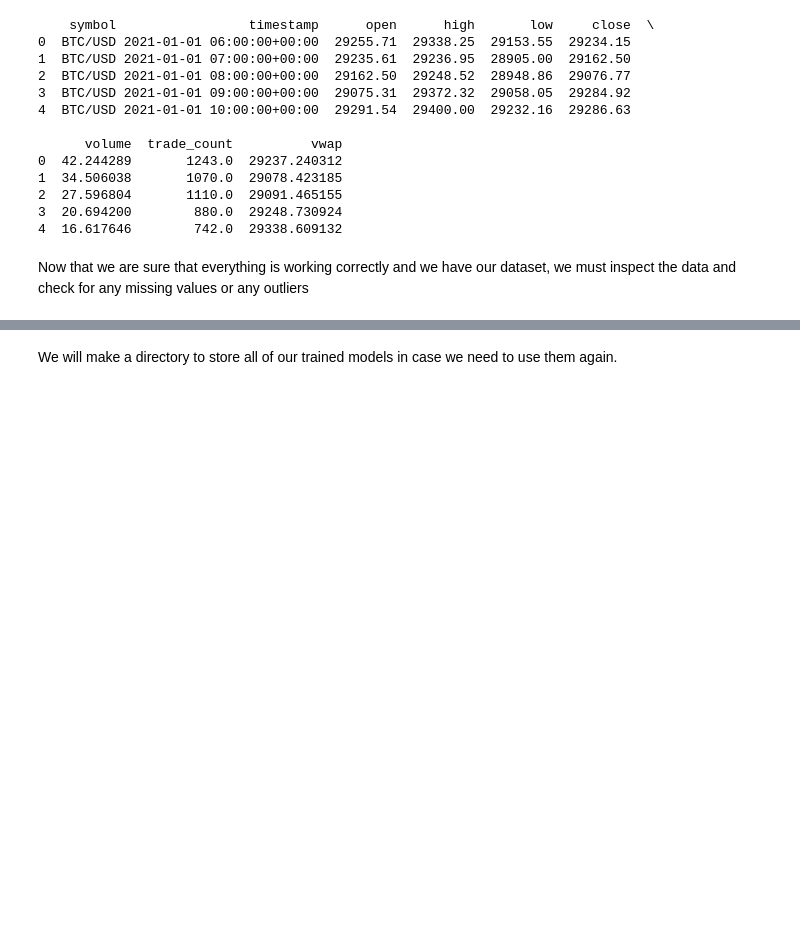
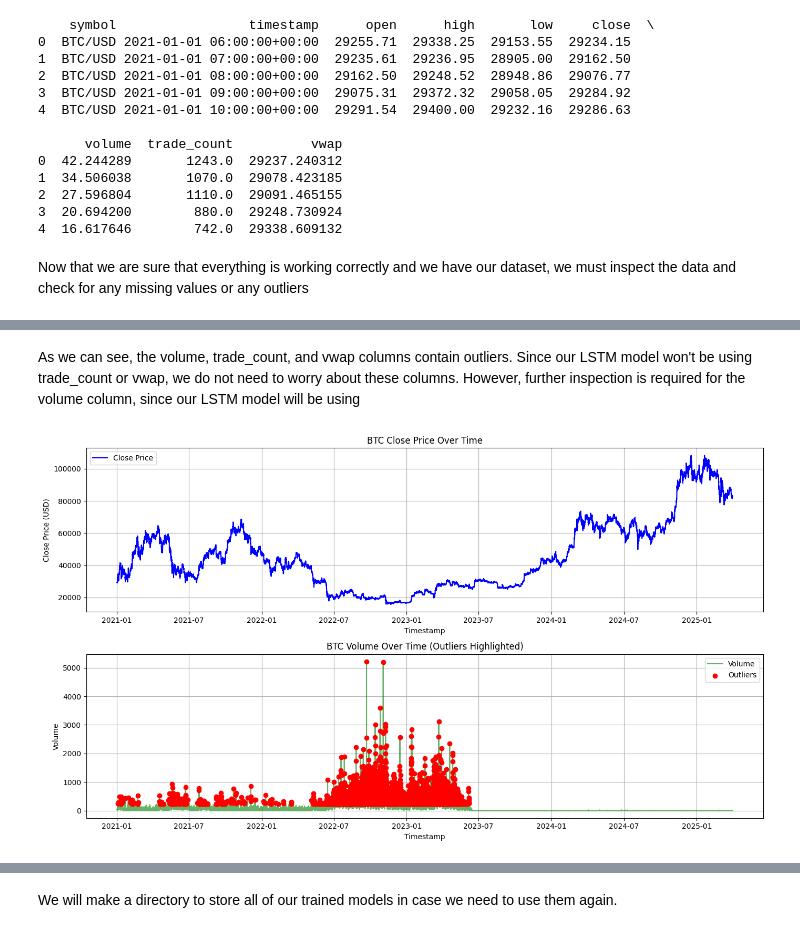
Before and after one commit to bobhampton/ML_Stock_Bot_with_Alpaca, a Jupyter notebook: Bob-LSTM.ipynb, the cells around one changed output, grey strips where cells are left out. Saved outputs shown, nothing was run; the diff lists cells and outputs as text; code cells hidden in the pictures; blank space fills up the shorter version.

```diff
--- a/Bob-LSTM.ipynb
+++ b/Bob-LSTM.ipynb
@@ -141,0 +132,44 @@ Detected 0 potential outliers in closing prices.
+# %% [markdown]
+As we can see, the volume, trade_count, and vwap columns contain outliers. Since our LSTM model won't be using trade_count or vwap, we do not need to worry about these columns. However, further inspection is required for the volume column, since our LSTM model will be using
+# %%
+import matplotlib.pyplot as plt
+
+# Identify volume outliers using the IQR method
+def identify_outliers(df, column):
+    Q1 = df[column].quantile(0.25)
+    Q3 = df[column].quantile(0.75)
+    IQR = Q3 - Q1
+    lower_bound = Q1 - 1.5 * IQR
+    upper_bound = Q3 + 1.5 * IQR
+    outliers = df[(df[column] < lower_bound) | (df[column] > upper_bound)]
+    return outliers
+
+# Get volume outliers
+volume_outliers = identify_outliers(df, 'volume')
+
+# Plot close price and volume
+plt.figure(figsize=(14, 8))
+
+# Plot close price
+plt.subplot(2, 1, 1)
+plt.plot(df['timestamp'], df['close'], label='Close Price', color='blue')
+plt.title('BTC Close Price Over Time')
+plt.xlabel('Timestamp')
+plt.ylabel('Close Price (USD)')
+plt.grid(True)
+plt.legend()
+
+# Plot volume with outliers highlighted
+plt.subplot(2, 1, 2)
+plt.plot(df['timestamp'], df['volume'], label='Volume', color='green', alpha=0.6)
+plt.scatter(volume_outliers['timestamp'], volume_outliers['volume'], color='red', label='Outliers', zorder=5)
+plt.title('BTC Volume Over Time (Outliers Highlighted)')
+plt.xlabel('Timestamp')
+plt.ylabel('Volume')
+plt.grid(True)
+plt.legend()
+
+plt.tight_layout()
+plt.show()
+# %% [output]
+[figure, added]
```
Also changed, not shown: parts of 13 cells of this notebook, 8 other files.
